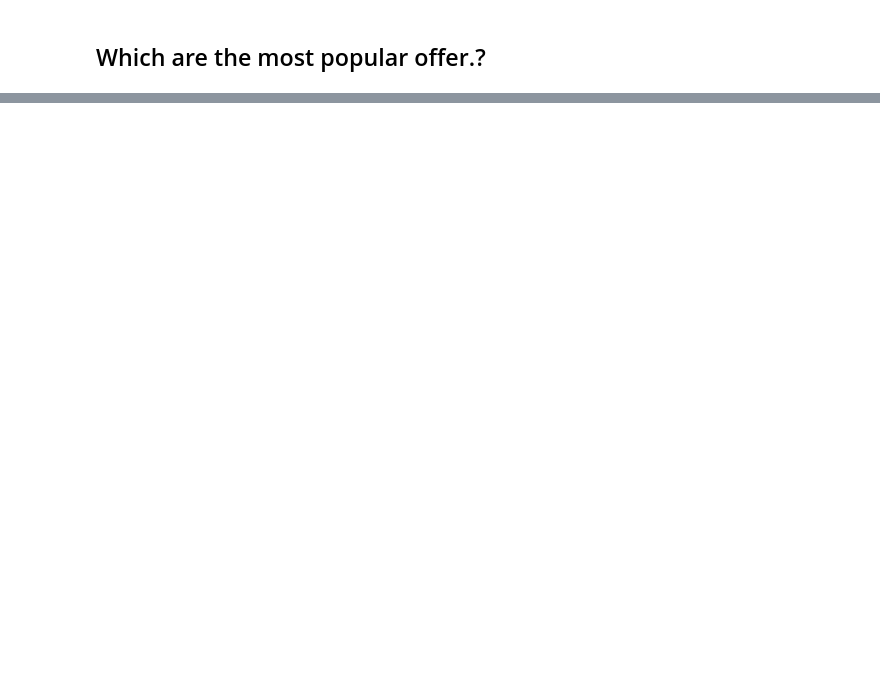
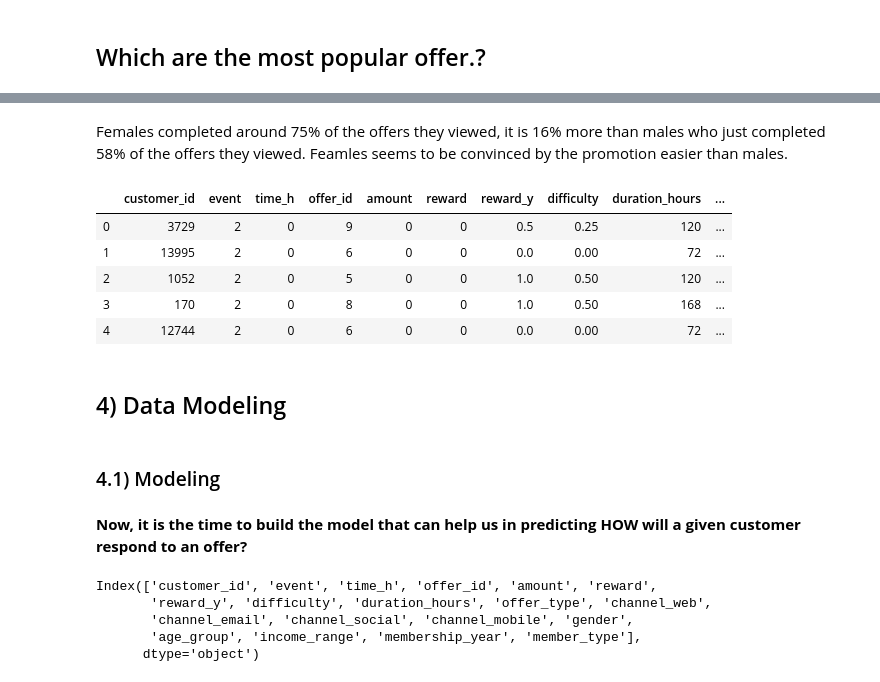
Before and after one commit to ashwanisng/Starbucks-Capstone, a Jupyter notebook: Starbucks Capstone.ipynb, the cells around one changed output, grey strips where cells are left out. Cells and saved outputs as stored; diff of their text form; code cells hidden in the pictures; blank space fills up the shorter version.

```diff
--- a/Starbucks Capstone.ipynb
+++ b/Starbucks Capstone.ipynb
@@ -746,0 +1517,2 @@ plt.grid();
+# %%
+combine_df['event'] = combine_df['event'].map({1: 'Completed', 2: 'Viewed'})
@@ -1046,0 +1541,2 @@ plt.xticks(index + bar_width, ('M', 'F', 'O'));
+# %%
+combine_df['offer_type'] = combine_df['offer_type'].map({1: 'BOGO', 2: 'Discount', 3: 'Informational'})
@@ -1046,0 +1575,2 @@ plt.xticks(index + bar_width, ('M', 'F', 'O'));
+# %%
+combine_df['income_range'] = combine_df['income_range'].map({1: 'Average', 2: 'Above-Average', 3:'High'})
@@ -1046,0 +1729,42 @@ plt.xticks(index + bar_width, ('M', 'F', 'O'));
+# %% [markdown]
+Females completed around 75% of the offers they viewed, it is 16% more than males who just completed 58% of the offers they viewed. Feamles seems to be convinced by the promotion easier than males.
+# %%
+# Replacing the categorical values of the features by its corresponding numerical values, as before
+events_new = combine_df['event'].astype('category').cat.categories.tolist()
+change_map_events_new = {'event' : {k: v for k,v in zip(events_new,list(range(1,len(events_new)+1)))}}
+
+income_ranges_new = combine_df['income_range'].astype('category').cat.categories.tolist()
+chnage_map_income_new = {'income_range' : {k: v for k,v in zip(income_ranges_new,list(range(1,len(income_ranges_new)+1)))}}
+
+offer_types_new = combine_df['offer_type'].astype('category').cat.categories.tolist()
+chnage_map_offer_types_new = {'offer_type' : {k: v for k,v in zip(offer_types_new,list(range(1,len(offer_types_new)+1)))}}
+
+combine_df.replace(change_map_events_new, inplace=True)
+combine_df.replace(chnage_map_offer_types_new, inplace=True)
+combine_df.replace(chnage_map_income_new, inplace=True)
+combine_df.replace(change_map_age_groups, inplace=True)
+# %%
+# confirming changes
+combine_df.head()
+# %% [output]
+|  | customer_id | event | time_h | offer_id | amount | reward | reward_y | difficulty | duration_hours | ... |
+| 0 | 3729 | 2 | 0 | 9 | 0 | 0 | 0.5 | 0.25 | 120 | ... |
+| 1 | 13995 | 2 | 0 | 6 | 0 | 0 | 0.0 | 0.00 | 72 | ... |
+| 2 | 1052 | 2 | 0 | 5 | 0 | 0 | 1.0 | 0.50 | 120 | ... |
+| 3 | 170 | 2 | 0 | 8 | 0 | 0 | 1.0 | 0.50 | 168 | ... |
+| 4 | 12744 | 2 | 0 | 6 | 0 | 0 | 0.0 | 0.00 | 72 | ... |
+# %% [markdown]
+<a id='Modeling'></a>
+## 4) Data Modeling
+# %% [markdown]
+### 4.1) Modeling
+# %% [markdown]
+**Now, it is the time to build the model that can help us in predicting HOW will a given customer respond to an offer?**
+# %%
+combine_df.columns
+# %% [output]
+Index(['customer_id', 'event', 'time_h', 'offer_id', 'amount', 'reward',
+       'reward_y', 'difficulty', 'duration_hours', 'offer_type', 'channel_web',
+       'channel_email', 'channel_social', 'channel_mobile', 'gender',
+       'age_group', 'income_range', 'membership_year', 'member_type'],
+      dtype='object')
```
Also changed, not shown: parts of 286 cells of this notebook, 3 other files.
